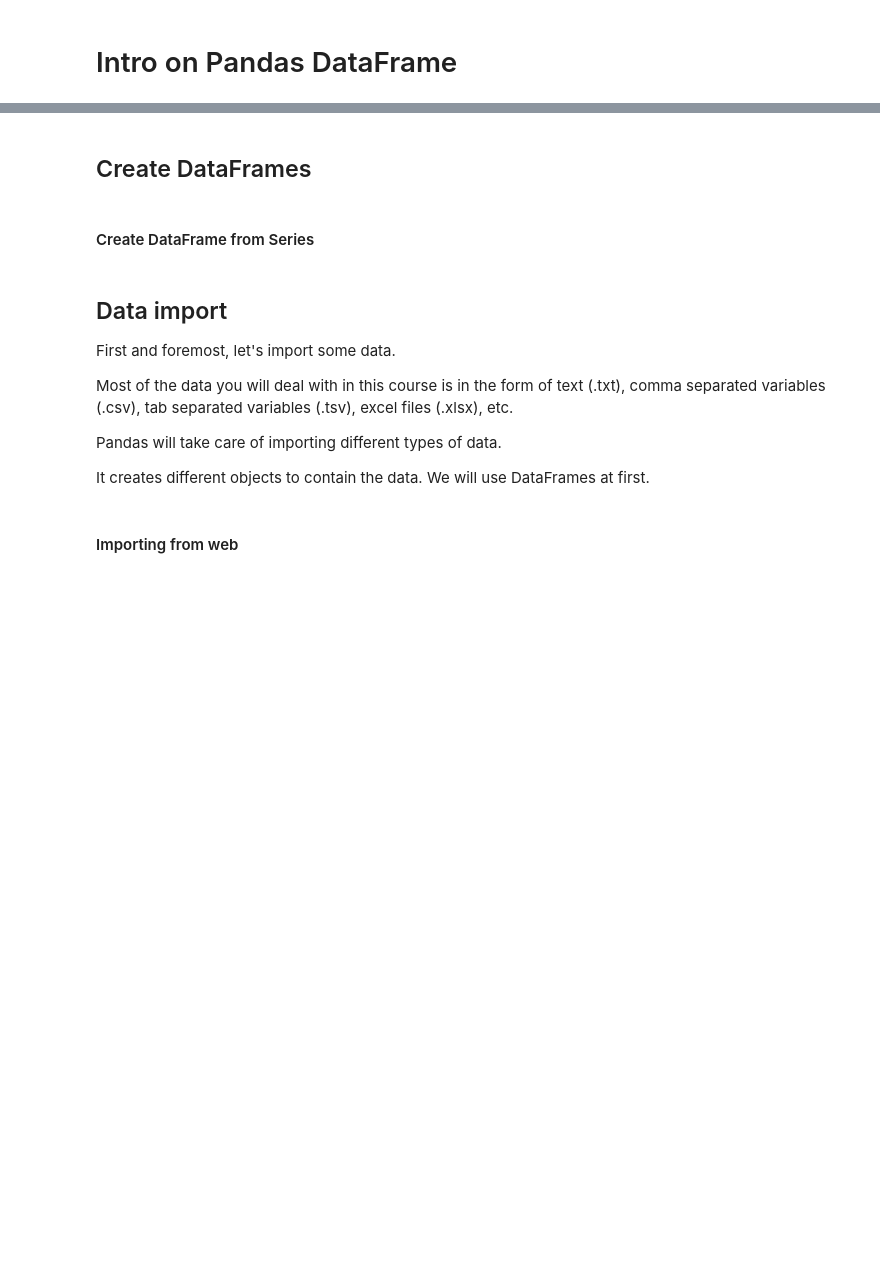
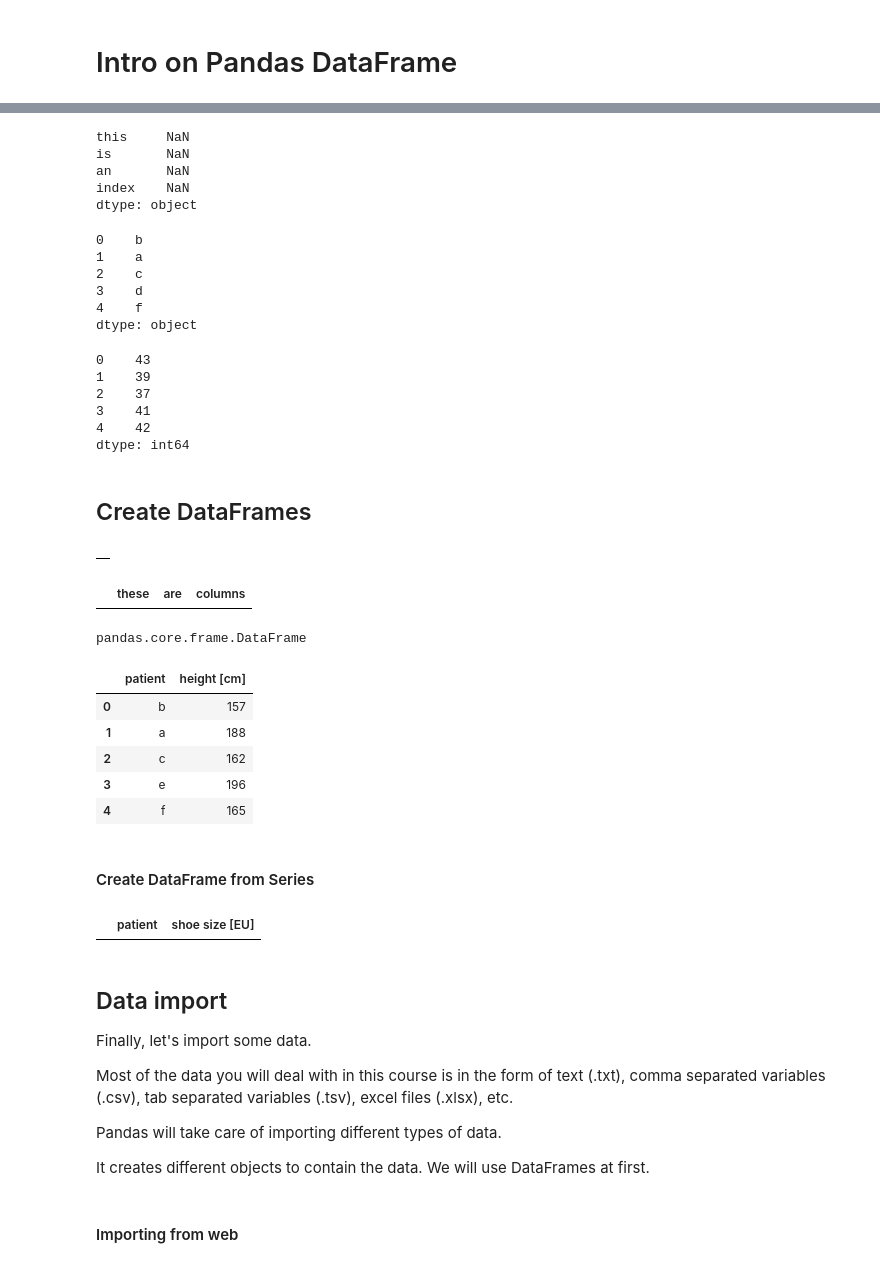
Before and after one commit to araldi/HS21---Big-Data-Analysis-in-Biomedical-Research-376-1723-00L-, a Jupyter notebook: Intro_to_pandas.ipynb, the cells around one changed output, grey strips where cells are left out. Drawn from its saved outputs; the diff is of its cells as text; code cells hidden in the pictures; blank space fills up the shorter version.

```diff
--- a/Intro_to_pandas.ipynb
+++ b/Intro_to_pandas.ipynb
@@ -35,0 +49,9 @@ Today we will learn:
+# %%
+sr = pd.Series(dtype = 'object', index = ['this', 'is', 'an', 'index'])
+sr
+# %% [output]
+this     NaN
+is       NaN
+an       NaN
+index    NaN
+dtype: object
@@ -36,6 +61,52 @@ Today we will learn:
+# %%
+patient
+# %% [output]
+0    b
+1    a
+2    c
+3    d
+4    f
+dtype: object
+# %%
+shoe_size
+# %% [output]
+0    43
+1    39
+2    37
+3    41
+4    42
+dtype: int64
 # %% [markdown]
 ## Create DataFrames
+# %%
+# create and empty dataframe
+
+df = pd.DataFrame()
+df
+# %% [output]
+|  |
+# %%
+# create and empty dataframe with specific columns
+
+df = pd.DataFrame(columns = ['these', 'are', 'columns'])
+df
+# %% [output]
+|  | these | are | columns |
+# %%
+type(df)
+# %% [output]
+pandas.core.frame.DataFrame
 # %%
-df1 = pd.DataFrame({'patient': ['b', 'a', 'c', 'e', 'f'], 'height [cm]': np.random.randint(140, 200, 5)})
+df1 = pd.DataFrame({'patient': ['b', 'a', 'c', 'e', 'f'], # this is the first column
+                    'height [cm]': np.random.randint(140, 200, 5)} #this is the second columns
+
+                   )
 df1
+# %% [output]
+|  | patient | height [cm] |
+| 0 | b | 157 |
+| 1 | a | 188 |
+| 2 | c | 162 |
+| 3 | e | 196 |
+| 4 | f | 165 |
 # %%
@@ -60,7 +127,11 @@ df3['show_size'] = show_size
 df3
+# %%
+df3
+# %% [output]
+|  | patient | shoe size [EU] |
 # %% [markdown]
 ## Data import
-First and foremost, let's import some data.
+Finally, let's import some data.
 
 Most of the data you will deal with in this course is in the form of text (.txt), comma separated variables (.csv), tab separated variables (.tsv), excel files (.xlsx), etc.
 
```
Also changed, not shown: parts of 22 cells of this notebook.
